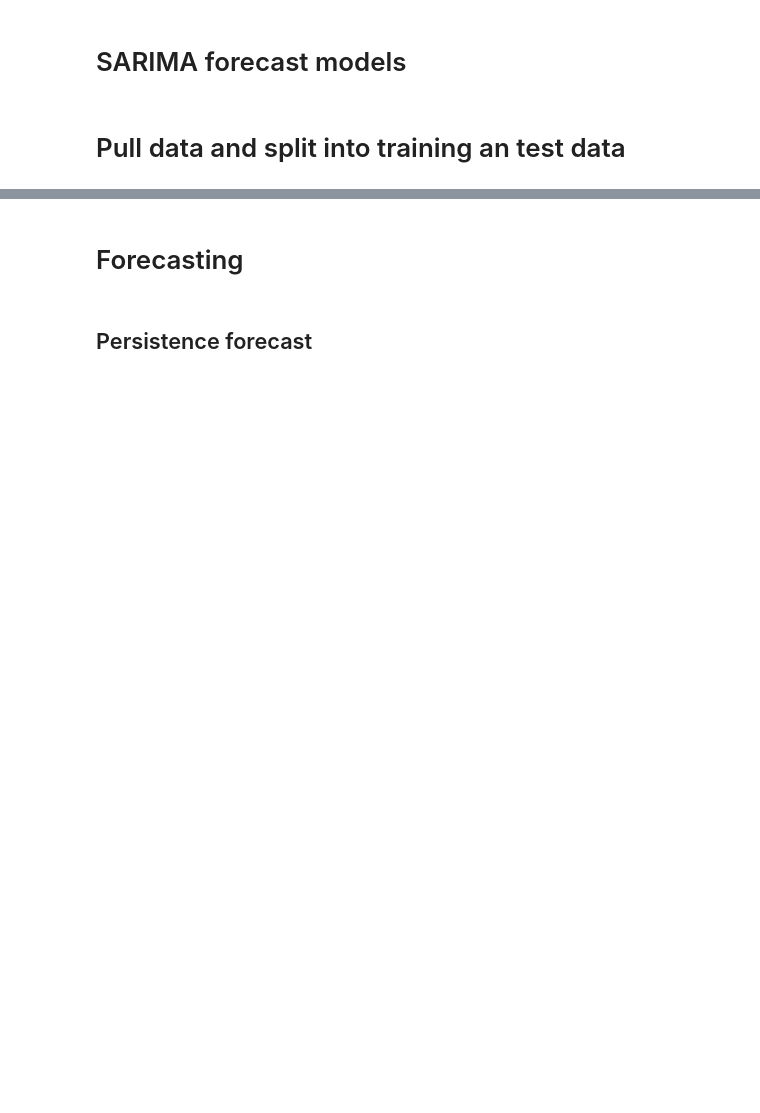
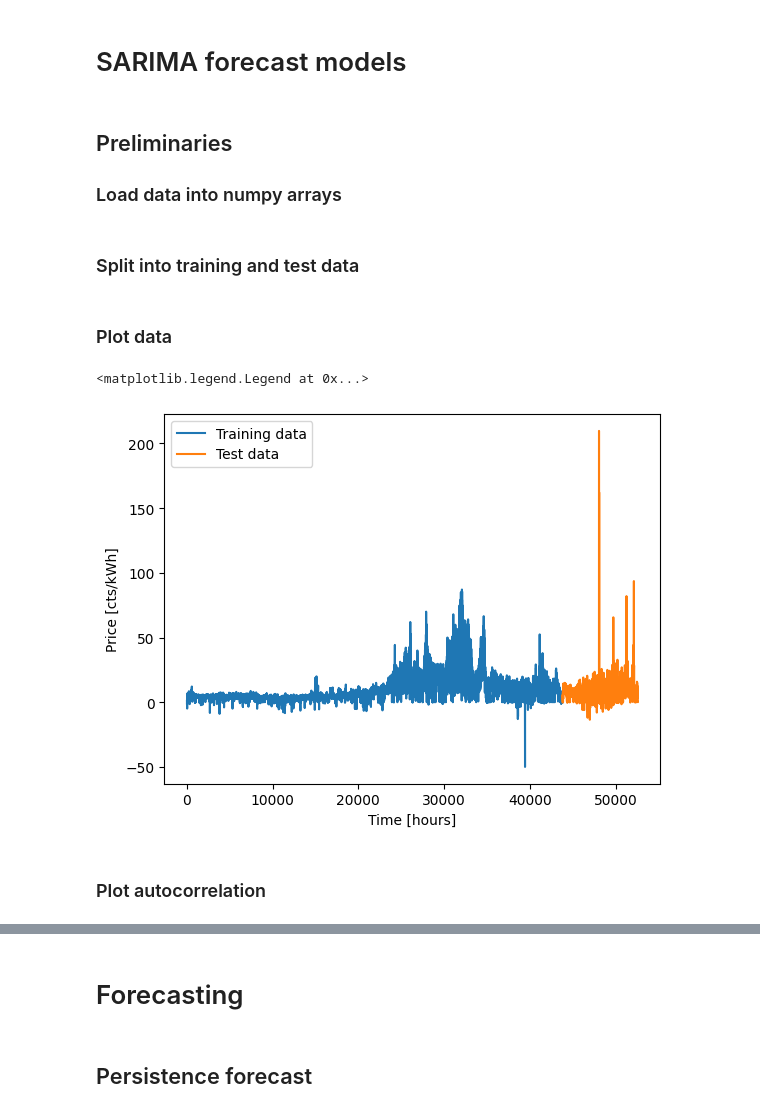
Before and after one commit to ruairimoran/spock.cu, a Jupyter notebook: examples/powerDistribution/deEnergyData/arimaModels/priceArimaModel.ipynb, the cells around one changed output, grey strips where cells are left out. Drawn from its saved outputs; the diff is of its cells as text; code cells hidden in the pictures; blank space fills up the shorter version.

Commit message:
run through price arima model notebook

```diff
--- a/examples/powerDistribution/deEnergyData/arimaModels/priceArimaModel.ipynb
+++ b/examples/powerDistribution/deEnergyData/arimaModels/priceArimaModel.ipynb
@@ -8,7 +8,8 @@ from statsmodels.graphics.tsaplots import plot_acf
 from statsmodels.tsa.arima.model import ARIMA
 import os
 # %% [markdown]
-# Pull data and split into training an test data
+## Preliminaries
+### Load data into numpy arrays
 # %%
 path = os.getcwd()
 path = os.path.join(path, "priceData2019To2024.csv")
@@ -22,6 +22,8 @@ price_df["price"] = price_df["Spotmarktpreis in ct/kWh"]
 valid_rows = price_df[np.isfinite(price_df["price"])]
 time = np.array(valid_rows["hours"].tolist())
 price = np.array(valid_rows["price"].tolist())
+# %% [markdown]
+### Split into training and test data
 # %%
 SAMPLES_PER_DAY = 24
 PREDICTION_HORIZON = 24
@@ -38,10 +40,17 @@ trainingTime = time[:nTrainingSamples]  # hour sampling time
+# %% [markdown]
+### Plot data
 # %%
 figure = plt.figure()
 plt.plot(trainingTime, trainingData, label="Training data")
 plt.plot(testTime, testData, label="Test data")
-plt.xlabel("Time [quarter hours]")
-plt.ylabel("Price [€/MWh]")
+plt.xlabel("Time [hours]")
+plt.ylabel("Price [cts/kWh]")
 plt.legend()
+# %% [output]
+<matplotlib.legend.Legend at 0x...>
+[figure, added]
+# %% [markdown]
+### Plot autocorrelation
 # %%
 acf_size = SAMPLES_PER_DAY * 10
 plot_acf(trainingData, lags=np.arange(acf_size))
```
Also changed, not shown: parts of 32 cells of this notebook.
